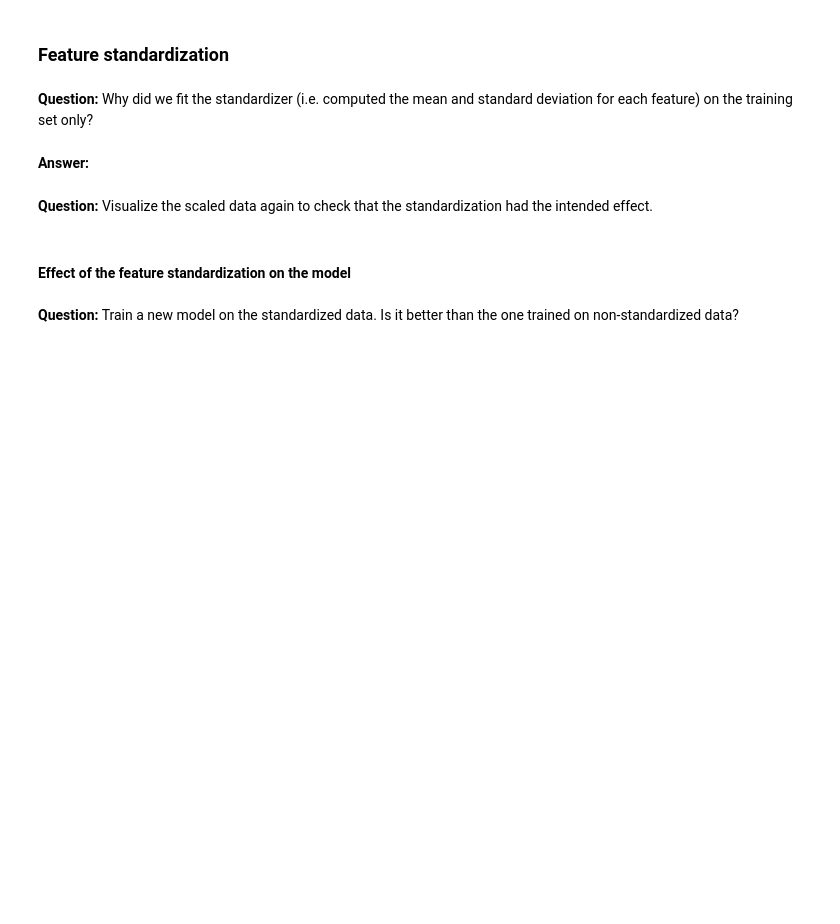
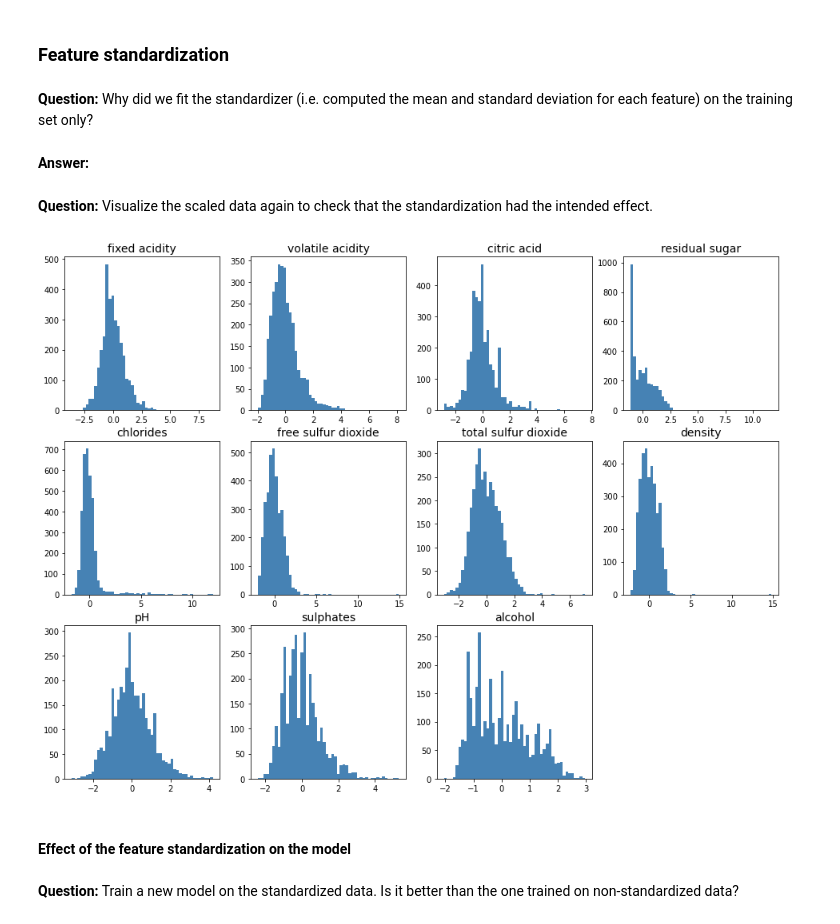
Before and after one commit to abdeljelilmaadi/2022-mines-HPC-AI-TD, a Jupyter notebook: 02-FeatureProcessing.ipynb, the cells around one changed output. Saved outputs shown, nothing was run; the diff lists cells and outputs as text; code cells hidden in the pictures; blank space fills up the shorter version.

```diff
--- a/02-FeatureProcessing.ipynb
+++ b/02-FeatureProcessing.ipynb
@@ -107,3 +127,17 @@ __Question:__ Visualize the scaled data again to check that the standardization
+# %%
+# TODO
+# create a figure of size 16x12
+fig = plt.figure(figsize=(16, 12))
+
+for feat_idx in range(X_train_std.shape[1]):
+    # create a subplot in the (feat_idx+1) position of a 3x4 grid
+    ax = fig.add_subplot(3, 4, (feat_idx+1))
+    # plot the histogram of feat_idx
+    h = ax.hist(X_train_std[:, feat_idx], bins=50, color='steelblue', edgecolor='none')
+    # use the name of the feature as a title for each histogram
+    ax.set_title(data.columns[feat_idx], fontsize=14)
+# %% [output]
+[figure, added]
 # %% [markdown]
 #### Effect of the feature standardization on the model
 # %% [markdown]
```
Also changed, not shown: parts of 16 cells of this notebook, 8 other files.
